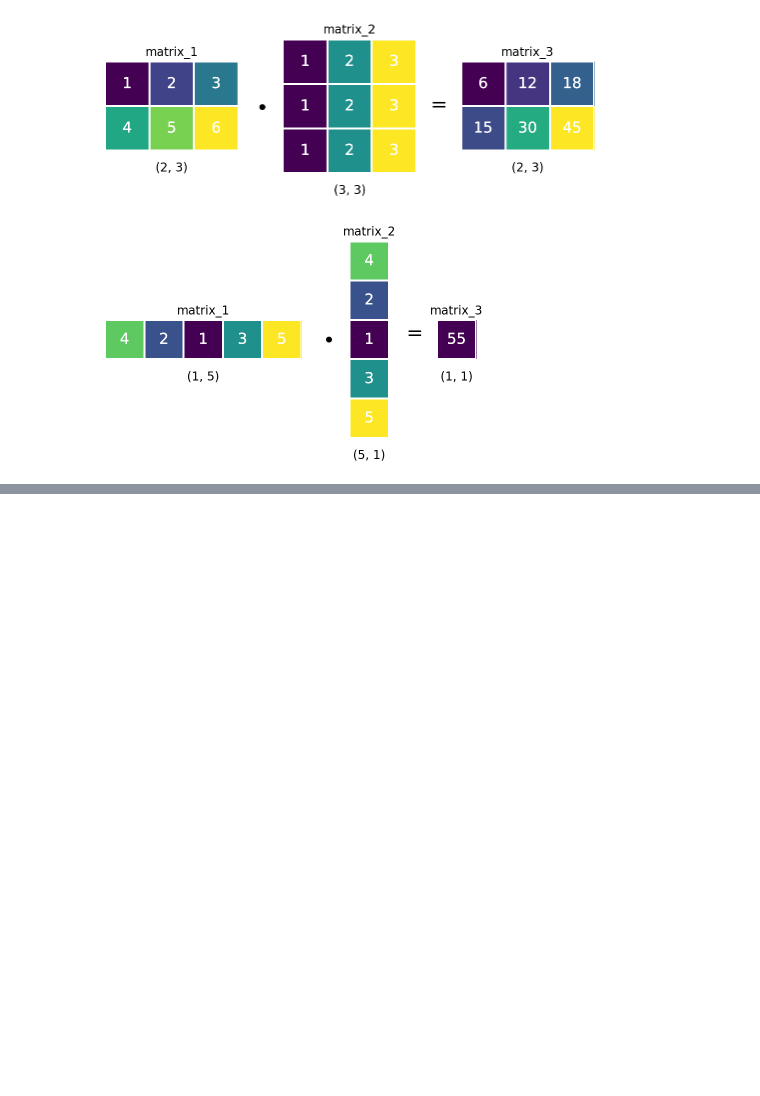
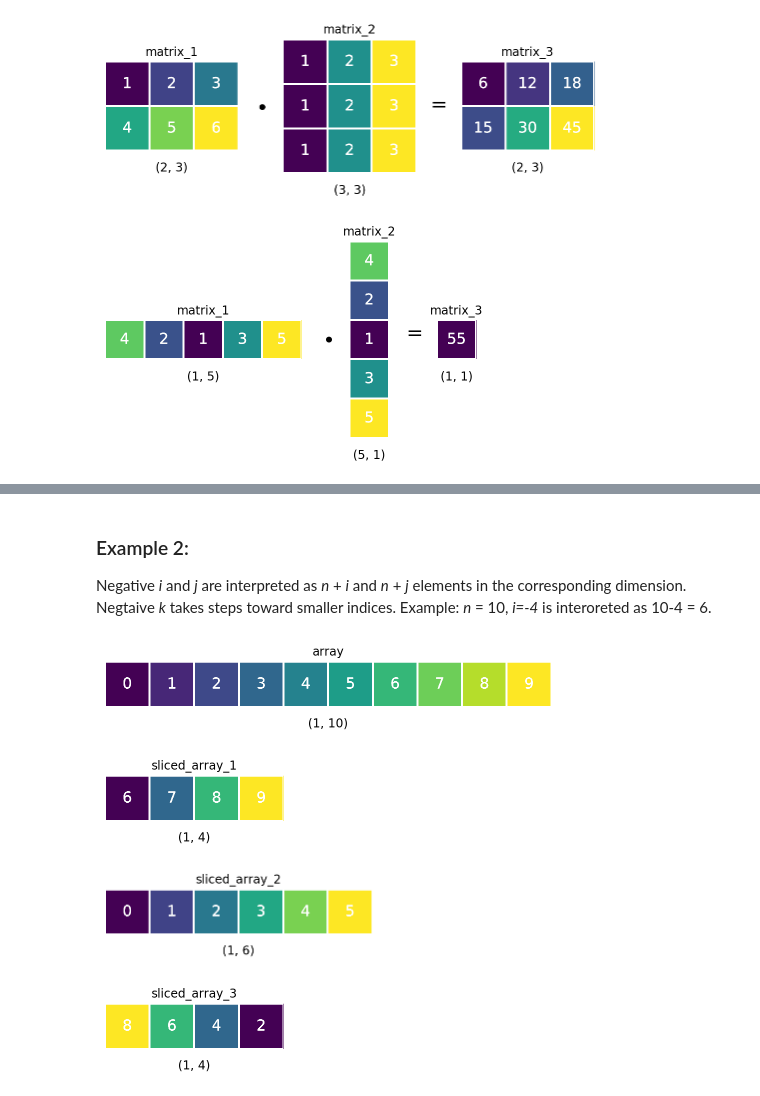
Before and after one commit to Bjarten/numpy-tutorial, a Jupyter notebook: numpy-examples.ipynb, the cells around one changed output, grey strips where cells are left out. Cells and saved outputs as stored; diff of their text form; code cells hidden in the pictures; blank space fills up the shorter version.

```diff
--- a/numpy-examples.ipynb
+++ b/numpy-examples.ipynb
@@ -171,0 +189,17 @@ visulize_multiplication(matrices_1, names_1)
+# %% [markdown]
+### Example 2:
+Negative <i>i</i> and <i>j</i> are interpreted as <i>n</i> + <i>i</i> and <i>n</i> + <i>j</i> elements in the corresponding dimension. Negtaive <i>k</i> takes steps toward smaller indices. Example: <i>n</i> = 10, <i>i=-4</i> is interoreted as 10-4 = 6.
+# %%
+x = np.array([0,1,2,3,4,5,6,7,8,9])
+visulize_array(x, 'array')
+sliced_array_1 = x[-4:10]
+sliced_array_2 = x[0:-4]
+sliced_array_3 = x[-2:1:-2] # [10-2:1:-2] = [8:1:-2]
+visulize_array(sliced_array_1, 'sliced_array_1')
+visulize_array(sliced_array_2, 'sliced_array_2')
+visulize_array(sliced_array_3, 'sliced_array_3')
+# %% [output]
+[figure, added]
+[figure, added]
+[figure, added]
+[figure, added]
```
Also changed, not shown: parts of 2 cells of this notebook.
